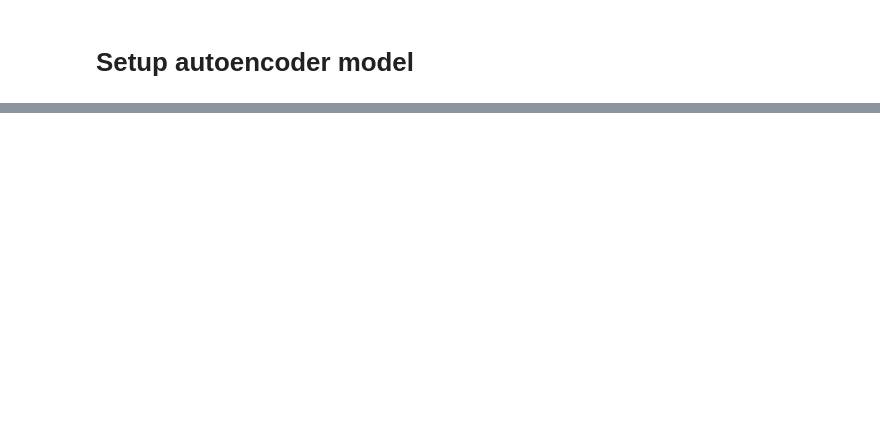
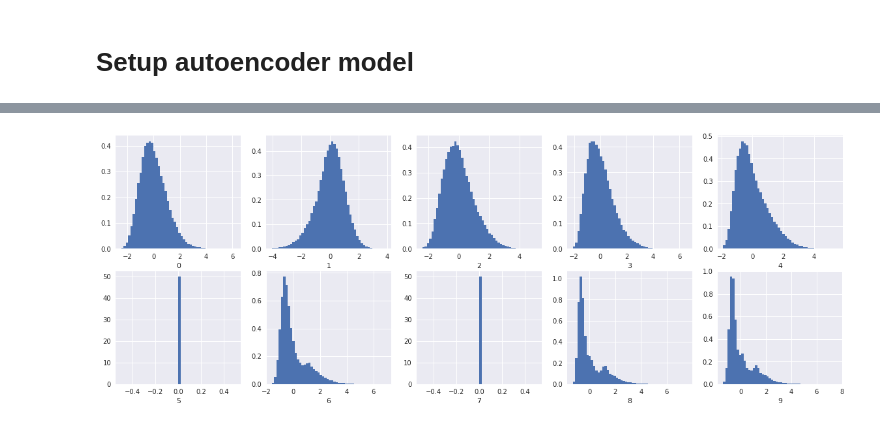
Before and after one commit to sdysch/kaggle, a Jupyter notebook: tps-july-22-autoencoder.ipynb, the cells around one changed output, grey strips where cells are left out. Saved outputs shown, nothing was run; the diff lists cells and outputs as text; code cells hidden in the pictures; blank space fills up the shorter version.

```diff
--- a/tps-july-22-autoencoder.ipynb
+++ b/tps-july-22-autoencoder.ipynb
@@ -132,0 +129,12 @@ SEED = 42
+# %%
+nrows, ncols = 2, 5
+fig, ax = plt.subplots(nrows, ncols, figsize=(20, 7))
+ax = ax.ravel()
+for i, var in enumerate(data_red.columns):
+    bins = 50
+    ax[i].hist(data_red[var], density=True, bins=bins)
+    ax[i].set_xlabel(var)
+ax = ax.reshape(nrows, ncols)
+fig.show()
+# %% [output]
+[figure, added]
```
Also changed, not shown: parts of 17 cells of this notebook.
